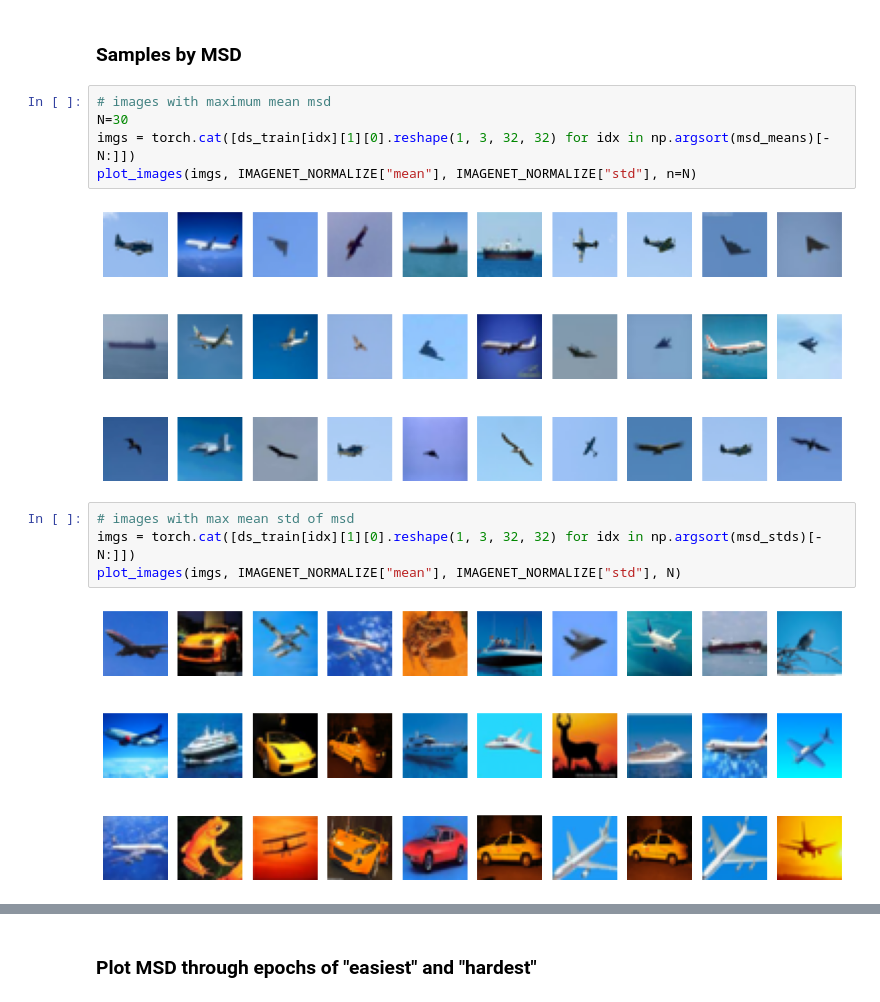
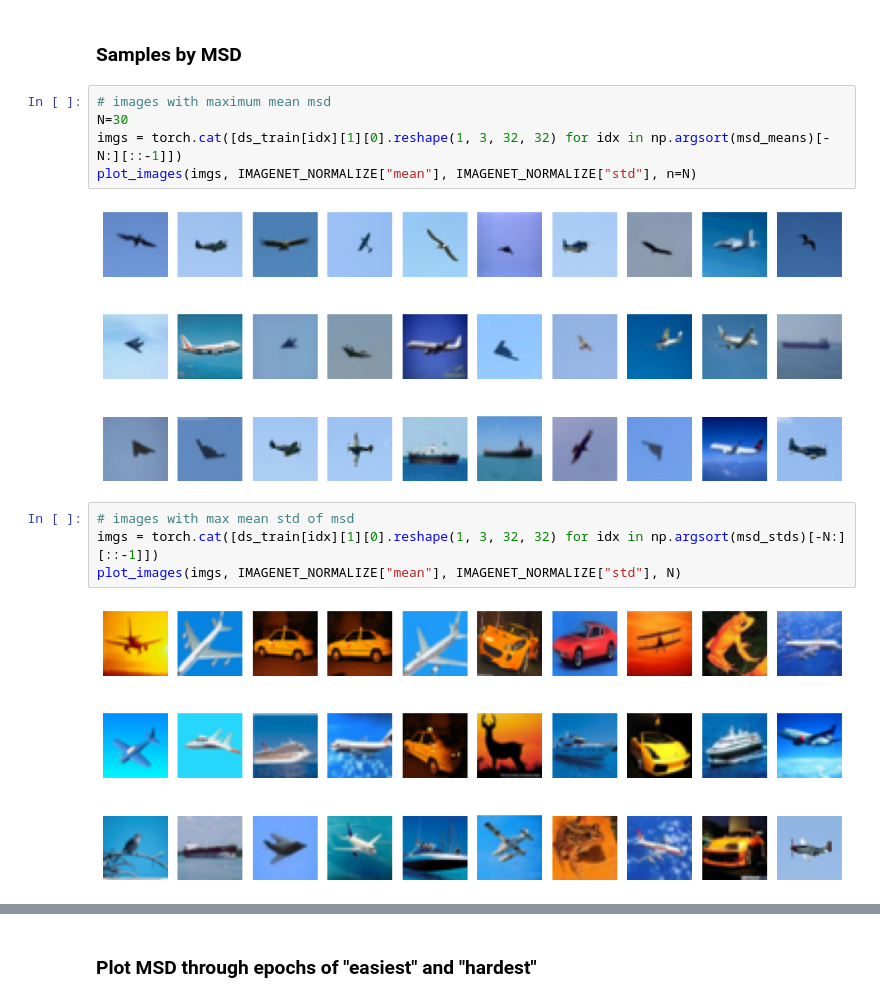
Before and after one commit to Natifick/Unsupervisely-Hard, a Jupyter notebook: ss_contrastive.ipynb, the cells around one changed output, grey strips where cells are left out. Drawn from its saved outputs; the diff is of its cells as text.

```diff
--- a/ss_contrastive.ipynb
+++ b/ss_contrastive.ipynb
@@ -192,15 +192,15 @@ plt.show()
 # %%
 # images with maximum mean msd
 N=30
-imgs = torch.cat([ds_train[idx][1][0].reshape(1, 3, 32, 32) for idx in np.argsort(msd_means)[-N:]])
+imgs = torch.cat([ds_train[idx][1][0].reshape(1, 3, 32, 32) for idx in np.argsort(msd_means)[-N:][::-1]])
 plot_images(imgs, IMAGENET_NORMALIZE["mean"], IMAGENET_NORMALIZE["std"], n=N)
 # %% [output]
-[figure, old version]
+[figure, new version]
 # %%
 # images with max mean std of msd
-imgs = torch.cat([ds_train[idx][1][0].reshape(1, 3, 32, 32) for idx in np.argsort(msd_stds)[-N:]])
+imgs = torch.cat([ds_train[idx][1][0].reshape(1, 3, 32, 32) for idx in np.argsort(msd_stds)[-N:][::-1]])
 plot_images(imgs, IMAGENET_NORMALIZE["mean"], IMAGENET_NORMALIZE["std"], N)
 # %% [output]
-[figure, old version]
+[figure, new version]
 # %%
 #msd_means_no_zeros = msd_means[np.isclose(msd_means, 1e-6)]
```
Also changed, not shown: parts of 2 cells of this notebook, 6 other files.
